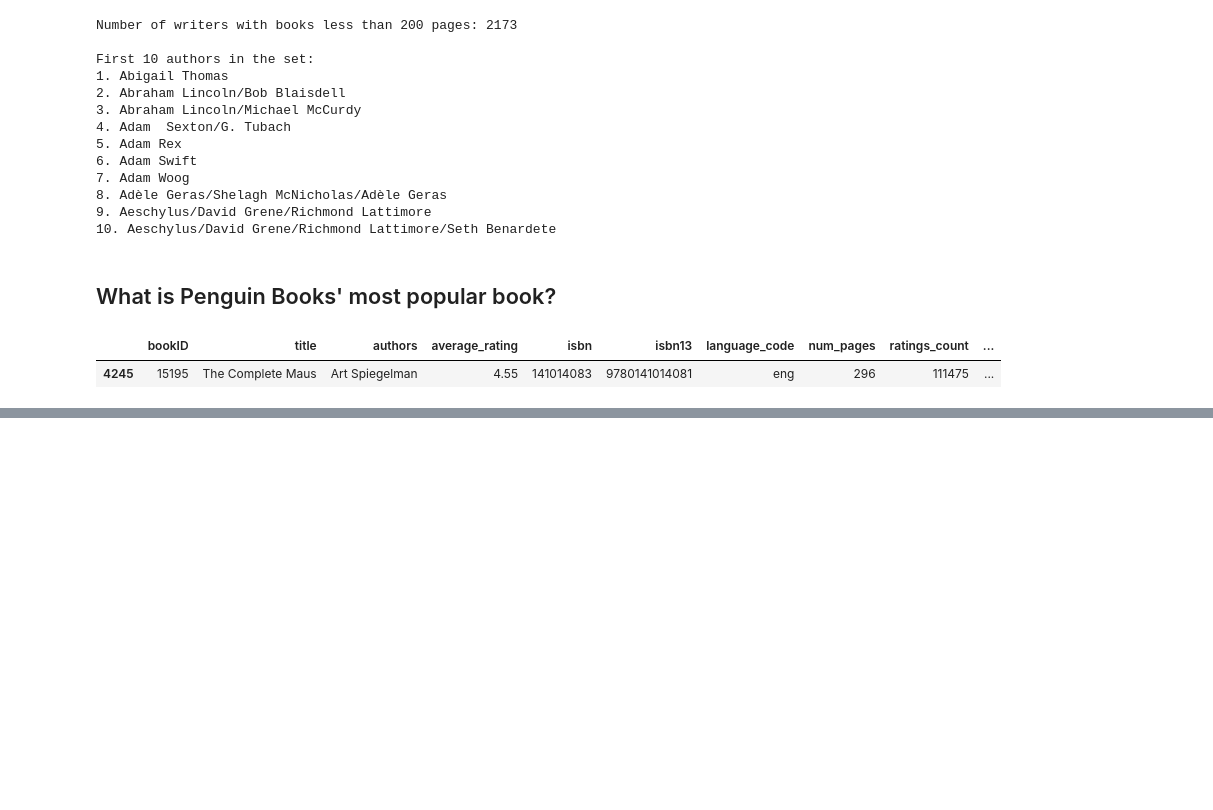
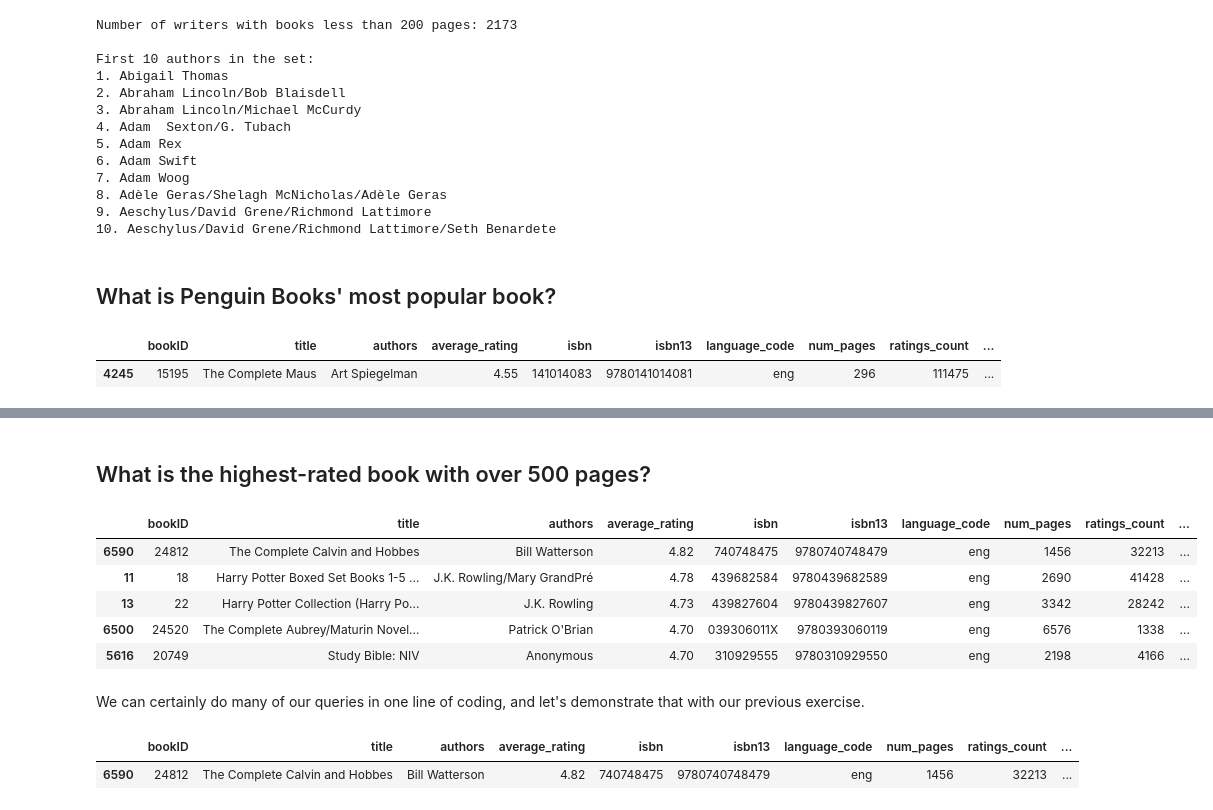
Before and after one commit to le-n-qui/goodreads-dataset, a Jupyter notebook: goodreads_books_analysis.ipynb, the cells around one changed output, grey strips where cells are left out. Cells and saved outputs as stored; diff of their text form; code cells hidden in the pictures; blank space fills up the shorter version.

Commit message:
Demonstrate a one-line coding statement that finds the highest-rated book with over 500 pages

```diff
--- a/goodreads_books_analysis.ipynb
+++ b/goodreads_books_analysis.ipynb
@@ -394,0 +385,27 @@ books_with_high_reviews = over_500[over_500['ratings_count'] > ratings_count_cut
+# %% [markdown]
+## What is the highest-rated book with over 500 pages?
+# %%
+# Total number of pages for books that will be examined
+totnum_pages = 500
+# Select books with over totnum_pages
+over_500 = books[books['num_pages'] > 500]
+# Select books with high reviews
+books_with_high_reviews = over_500[over_500['ratings_count'] > ratings_count_cutoff]
+# Display books with highest rating (top 5)
+books_with_high_reviews.sort_values(by=['average_rating'], ascending=False)[:5]
+# %% [output]
+|  | bookID | title | authors | average_rating | isbn | isbn13 | language_code | num_pages | ratings_count | ... |
+| 6590 | 24812 | The Complete Calvin and Hobbes | Bill Watterson | 4.82 | 740748475 | 9780740748479 | eng | 1456 | 32213 | ... |
+| 11 | 18 | Harry Potter Boxed Set Books 1-5 ... | J.K. Rowling/Mary GrandPré | 4.78 | 439682584 | 9780439682589 | eng | 2690 | 41428 | ... |
+| 13 | 22 | Harry Potter Collection (Harry Po... | J.K. Rowling | 4.73 | 439827604 | 9780439827607 | eng | 3342 | 28242 | ... |
+| 6500 | 24520 | The Complete Aubrey/Maturin Novel... | Patrick O'Brian | 4.70 | 039306011X | 9780393060119 | eng | 6576 | 1338 | ... |
+| 5616 | 20749 | Study Bible: NIV | Anonymous | 4.70 | 310929555 | 9780310929550 | eng | 2198 | 4166 | ... |
+# %% [markdown]
+We can certainly do many of our queries in one line of coding, and let's demonstrate that with our previous exercise.
+# %%
+# Find the highest-rated book with over 500 pages
+books[(books['num_pages'] > totnum_pages) & (books['ratings_count'] > ratings_count_cutoff)].sort_values(
+    by=['average_rating'], ascending=False)[:1]
+# %% [output]
+|  | bookID | title | authors | average_rating | isbn | isbn13 | language_code | num_pages | ratings_count | ... |
+| 6590 | 24812 | The Complete Calvin and Hobbes | Bill Watterson | 4.82 | 740748475 | 9780740748479 | eng | 1456 | 32213 | ... |
```
Also changed, not shown: parts of 6 cells of this notebook.
